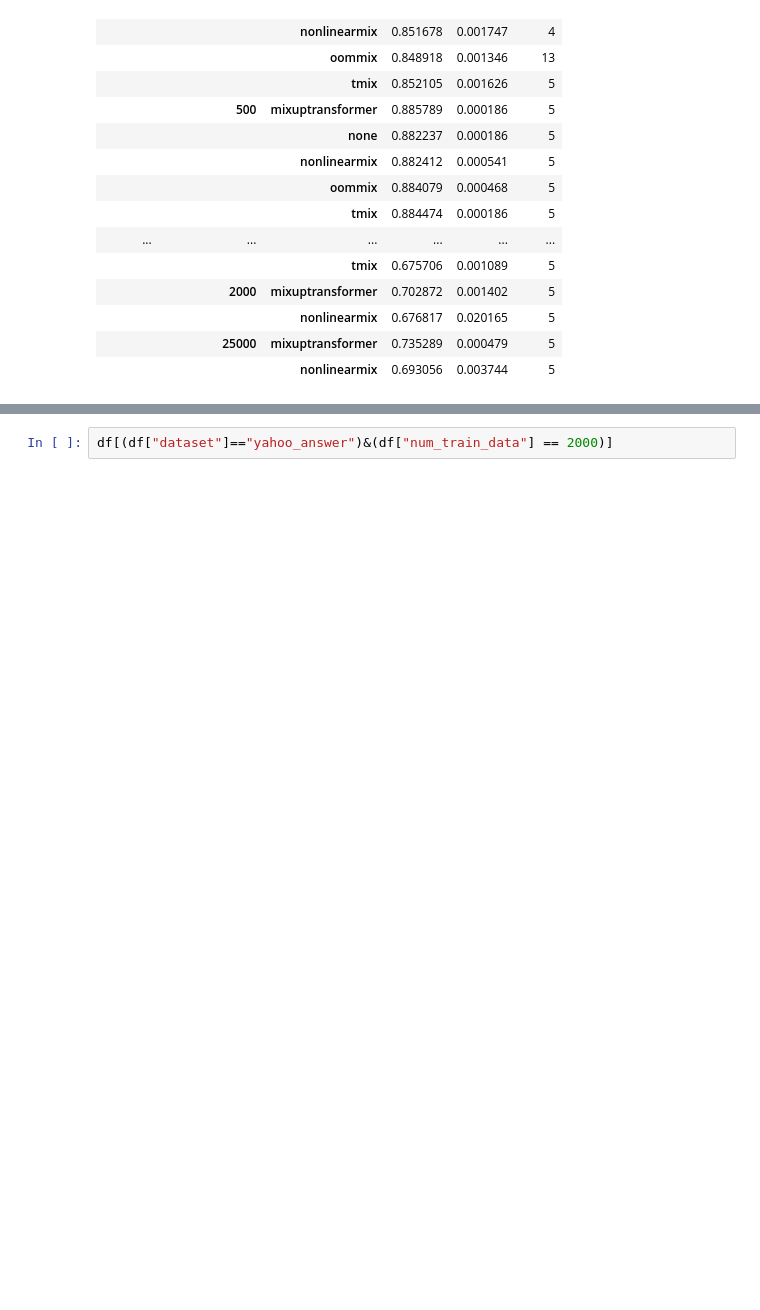
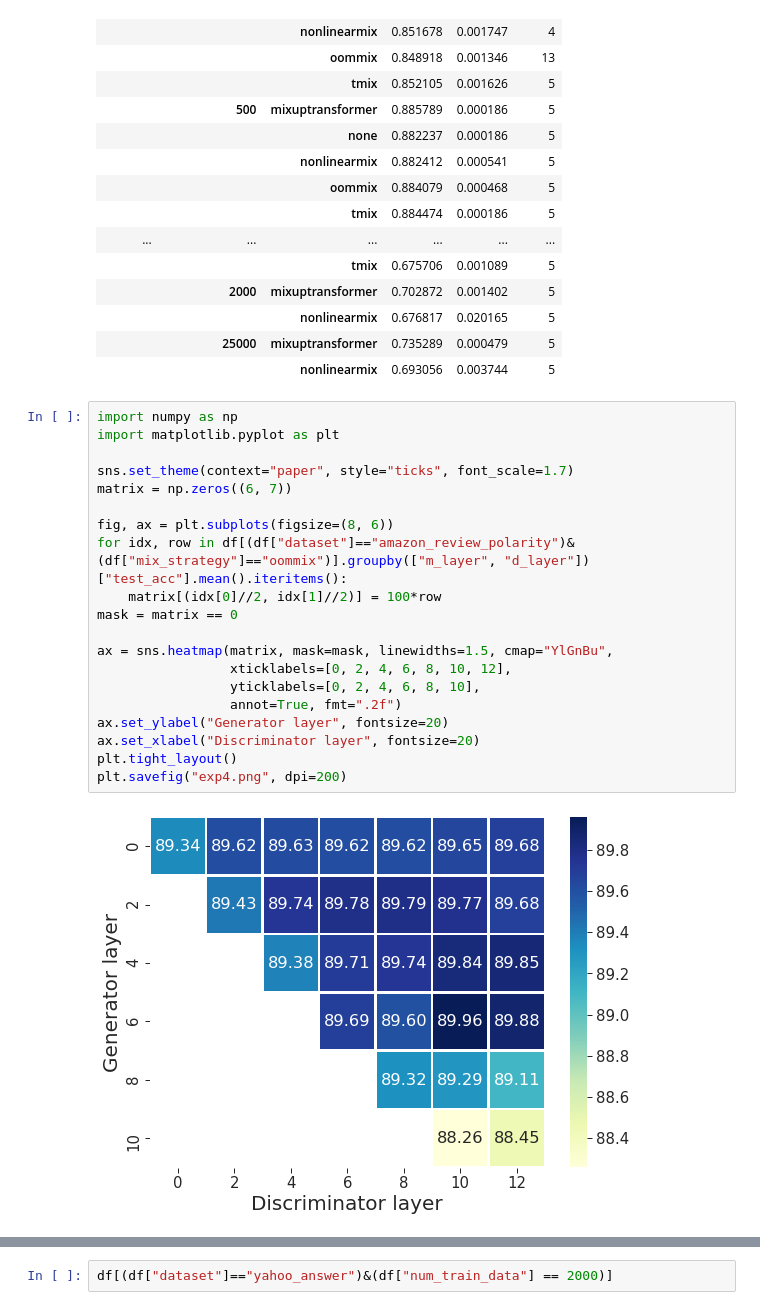
Before and after one commit to sh0416/oommix, a Jupyter notebook: notebook/Untitled.ipynb, the cells around one changed output, grey strips where cells are left out. Drawn from its saved outputs; the diff is of its cells as text; blank space fills up the shorter version.

```diff
--- a/notebook/Untitled.ipynb
+++ b/notebook/Untitled.ipynb
@@ -46,6 +46,28 @@ exp1
 |  |  | nonlinearmix | 0.676817 | 0.020165 | 5 |
 |  | 25000 | mixuptransformer | 0.735289 | 0.000479 | 5 |
 |  |  | nonlinearmix | 0.693056 | 0.003744 | 5 |
+# %%
+import numpy as np
+import matplotlib.pyplot as plt
+
+sns.set_theme(context="paper", style="ticks", font_scale=1.7)
+matrix = np.zeros((6, 7))
+
+fig, ax = plt.subplots(figsize=(8, 6))
+for idx, row in df[(df["dataset"]=="amazon_review_polarity")&(df["mix_strategy"]=="oommix")].groupby(["m_layer", "d_layer"])["test_acc"].mean().iteritems():
+    matrix[(idx[0]//2, idx[1]//2)] = 100*row
+mask = matrix == 0
+
+ax = sns.heatmap(matrix, mask=mask, linewidths=1.5, cmap="YlGnBu",
+                 xticklabels=[0, 2, 4, 6, 8, 10, 12],
+                 yticklabels=[0, 2, 4, 6, 8, 10],
+                 annot=True, fmt=".2f")
+ax.set_ylabel("Generator layer", fontsize=20)
+ax.set_xlabel("Discriminator layer", fontsize=20)
+plt.tight_layout()
+plt.savefig("exp4.png", dpi=200)
+# %% [output]
+[figure, added]
 # %%
 df[(df["mix_strategy"]=="oommix")&(df["dataset"]=="yahoo_answer")&(df["num_train_data"]==500)]
 # %% [output]
```
Also changed, not shown: parts of 3 cells of this notebook, 1 other file.
